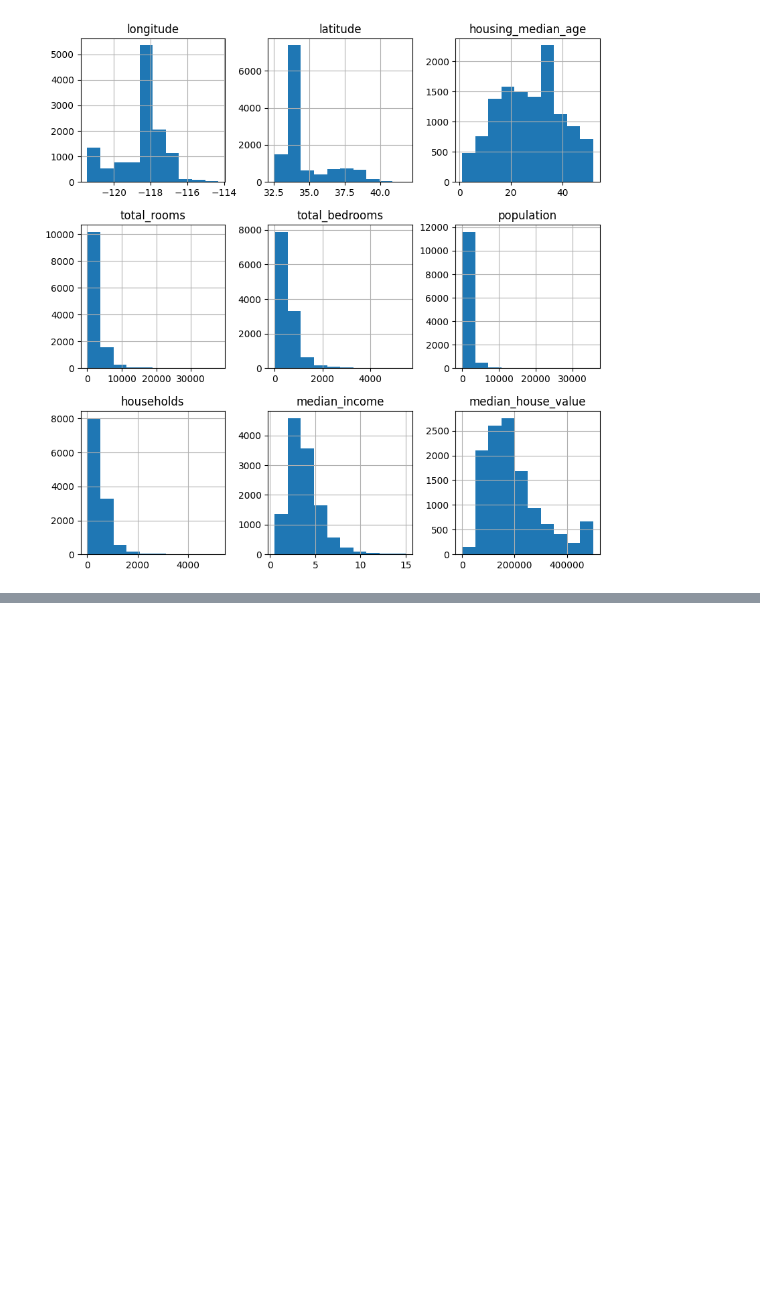
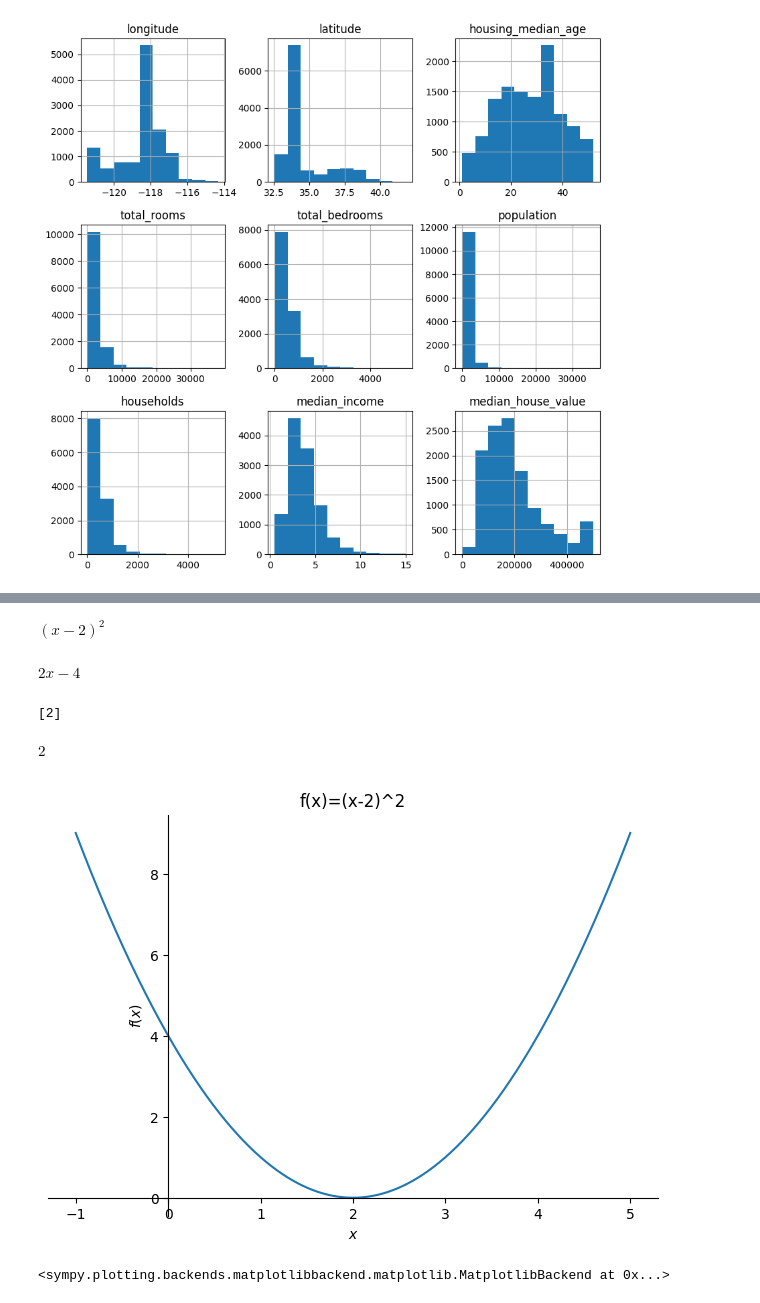
Before and after one commit to CamilaToS/Simulacion_Matematica_2025, a Jupyter notebook: NotasSEMANA3.ipynb, the cells around one changed output, grey strips where cells are left out. Saved outputs shown, nothing was run; the diff lists cells and outputs as text; code cells hidden in the pictures; blank space fills up the shorter version.

```diff
--- a/NotasSEMANA3.ipynb
+++ b/NotasSEMANA3.ipynb
@@ -204,0 +211,24 @@ array([[<Axes: title={'center': 'longitude'}>,
+# %%
+x=sym.var('x')
+f=(x-2)**2
+f
+# %% [output]
+$\displaystyle \left(x - 2\right)^{2}$
+# %%
+#derivada
+df=f.diff() #Si no especifico argumentos toma la única variable simbólica
+#df=sym.diff(f) es lo mismo
+df
+# %% [output]
+$\displaystyle 2 x - 4$
+# %%
+c=sym.solve(df,x) #mis puntos críticos
+c
+# %% [output]
+[2]
+# %%
+#Criterio de la segunda derivada:
+df2=df.diff()
+df2
+# %% [output]
+$\displaystyle 2$
@@ -204,0 +237,6 @@ array([[<Axes: title={'center': 'longitude'}>,
+# %%
+#Gráfica
+sym.plot(f,(x,-1,5),title='f(x)=(x-2)^2') #Graficamos un rango de +-3 después del punto crítico
+# %% [output]
+[figure, added]
+<sympy.plotting.backends.matplotlibbackend.matplotlib.MatplotlibBackend at 0x...>
```
Also changed, not shown: parts of 21 cells of this notebook.
